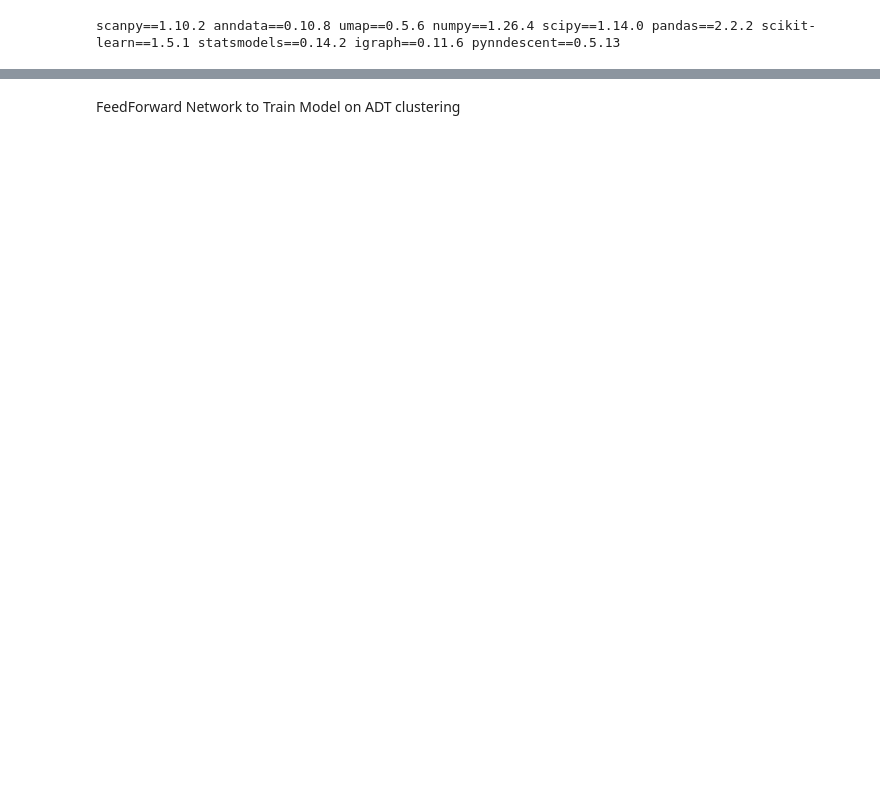
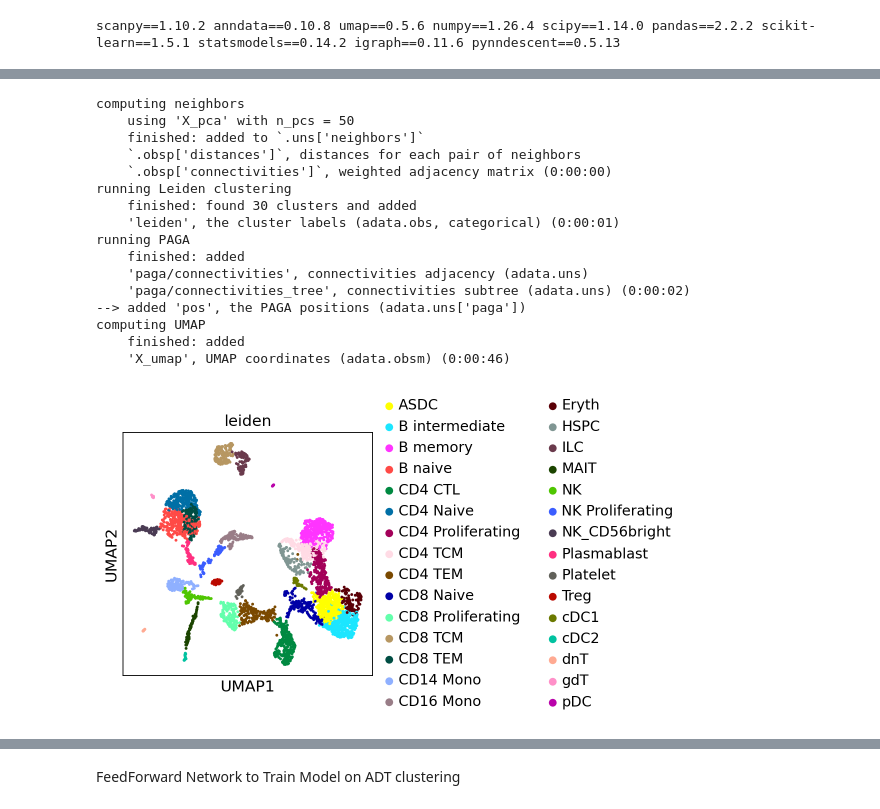
Before and after one commit to SreeSatyaGit/GenoToPheno, a Jupyter notebook: Notebooks/SCRNA_to_Protein_Predict.ipynb, the cells around one changed output, grey strips where cells are left out. Saved outputs shown, nothing was run; the diff lists cells and outputs as text; code cells hidden in the pictures; blank space fills up the shorter version.

```diff
--- a/Notebooks/SCRNA_to_Protein_Predict.ipynb
+++ b/Notebooks/SCRNA_to_Protein_Predict.ipynb
@@ -206,0 +285,2 @@ imputed_AML_protein.write("imputed_AML_GSM5320_protein_after_training.h5ad")
+# %%
+imputed_Healthy_PBMC_protein = read_h5ad("imputed_Healthy_PBMC_Protein_Patient.h5ad")
@@ -562,0 +608,28 @@ sc.pl.highest_expr_genes(adata_GSM5319_RNA, n_top=20)
+# %%
+sc.pp.neighbors(imputed_Healthy_PBMC_protein)
+resolution = 1.2
+sc.tl.leiden(imputed_Healthy_PBMC_protein,resolution = resolution)
+sc.tl.paga(imputed_Healthy_PBMC_protein)
+sc.pl.paga(imputed_Healthy_PBMC_protein, plot=False)  # remove `plot=False` if you want to see the coarse-grained graph
+sc.tl.umap(imputed_Healthy_PBMC_protein, init_pos='paga')
+new_cluster_names = imputed_Healthy_PBMC_protein.obs['transfered cell labels'].cat.categories
+imputed_Healthy_PBMC_protein.rename_categories("leiden",new_cluster_names)
+sc.pl.umap(imputed_Healthy_PBMC_protein, color=["leiden"])
+# %% [output]
+computing neighbors
+    using 'X_pca' with n_pcs = 50
+    finished: added to `.uns['neighbors']`
+    `.obsp['distances']`, distances for each pair of neighbors
+    `.obsp['connectivities']`, weighted adjacency matrix (0:00:00)
+running Leiden clustering
+    finished: found 30 clusters and added
+    'leiden', the cluster labels (adata.obs, categorical) (0:00:01)
+running PAGA
+    finished: added
+    'paga/connectivities', connectivities adjacency (adata.uns)
+    'paga/connectivities_tree', connectivities subtree (adata.uns) (0:00:02)
+--> added 'pos', the PAGA positions (adata.uns['paga'])
+computing UMAP
+    finished: added
+    'X_umap', UMAP coordinates (adata.obsm) (0:00:46)
+[figure, added]
```
Also changed, not shown: parts of 70 cells of this notebook.
